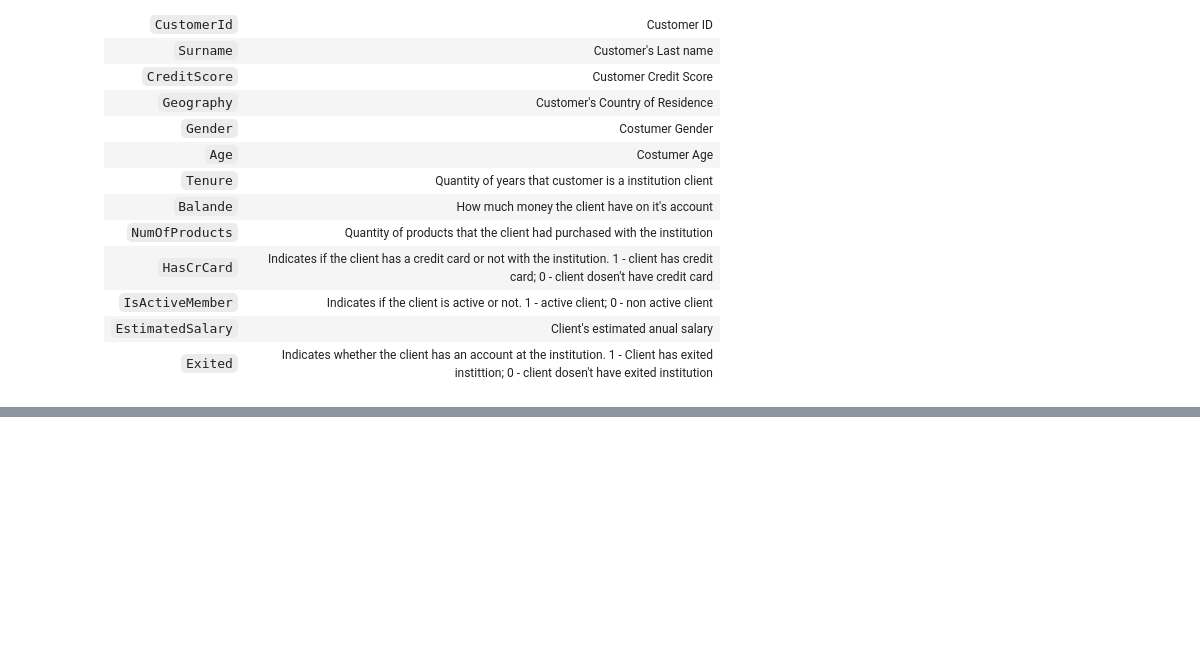
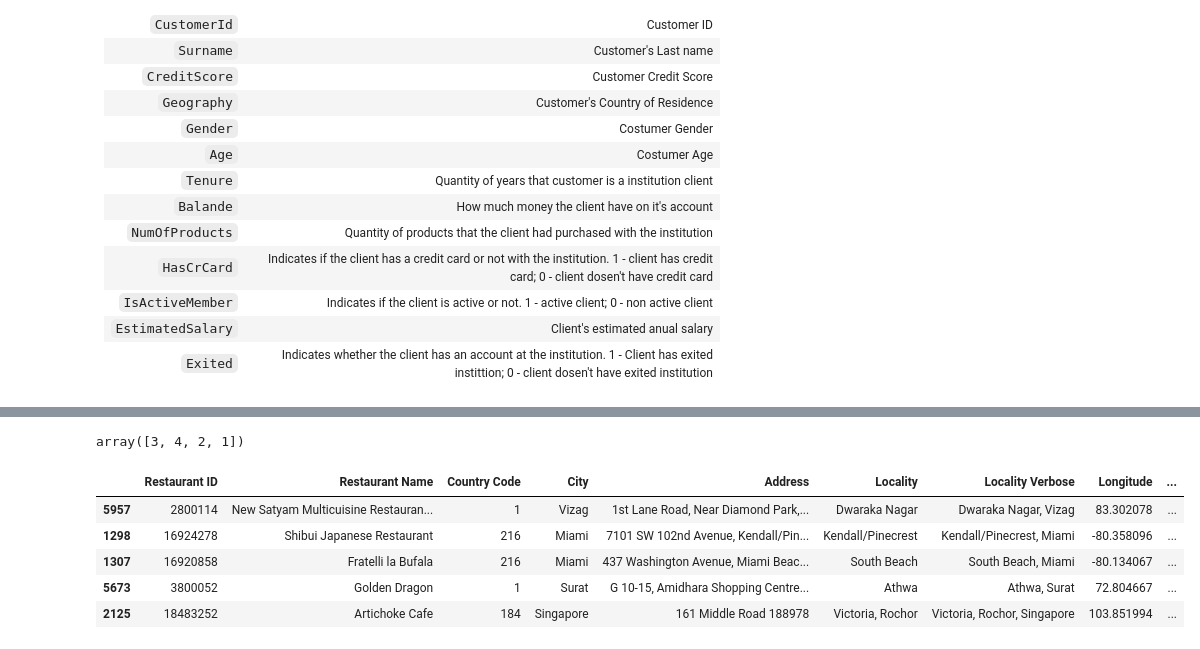
Before and after one commit to PedroFerraresi/ftc_analise_python, a Jupyter notebook: notebooks/c01_pgvf.ipynb, the cells around one changed output, grey strips where cells are left out. Saved outputs shown, nothing was run; the diff lists cells and outputs as text; code cells hidden in the pictures; blank space fills up the shorter version.

```diff
--- a/notebooks/c01_pgvf.ipynb
+++ b/notebooks/c01_pgvf.ipynb
@@ -91,3 +91,5 @@ Index(['Restaurant ID', 'Restaurant Name', 'Country Code', 'City', 'Address',
 | `IsActiveMember` | Indicates if the client is active or not. 1 - active client; 0 - non active client |
 | `EstimatedSalary` | Client's estimated anual salary |
 | `Exited` | Indicates whether the client has an account at the institution. 1 - Client has exited instittion; 0 - client dosen't have exited institution |
+# %%
+df1.dropna(inplace=True)
@@ -93,0 +141,30 @@ Index(['Restaurant ID', 'Restaurant Name', 'Country Code', 'City', 'Address',
+# %%
+def create_food_type(price_range):
+    food_type = ''
+
+    if price_range == 1:
+        food_type = 'cheap'
+    elif price_range == 2:
+        food_type = 'normal'
+    elif price_range == 3:
+        food_type = 'expensive'
+    else:
+        food_type = 'gourmet'
+
+    return food_type
+# %%
+df1['Price range'].unique()
+# %% [output]
+array([3, 4, 2, 1])
+# %%
+df1['Food type'] = df1.loc[:, 'Price range'].apply(lambda x: create_food_type(x))
+df1['Country'] = df1.loc[:, 'Country Code'].apply(lambda x: country_name(x))
+df1['Cuisines'] = df1.loc[:, 'Cuisines'].apply(lambda x: x.split(',')[0])
+df1.sample(5)
+# %% [output]
+|  | Restaurant ID | Restaurant Name | Country Code | City | Address | Locality | Locality Verbose | Longitude | ... |
+| 5957 | 2800114 | New Satyam Multicuisine Restauran... | 1 | Vizag | 1st Lane Road, Near Diamond Park,... | Dwaraka Nagar | Dwaraka Nagar, Vizag | 83.302078 | ... |
+| 1298 | 16924278 | Shibui Japanese Restaurant | 216 | Miami | 7101 SW 102nd Avenue, Kendall/Pin... | Kendall/Pinecrest | Kendall/Pinecrest, Miami | -80.358096 | ... |
+| 1307 | 16920858 | Fratelli la Bufala | 216 | Miami | 437 Washington Avenue, Miami Beac... | South Beach | South Beach, Miami | -80.134067 | ... |
+| 5673 | 3800052 | Golden Dragon | 1 | Surat | G 10-15, Amidhara Shopping Centre... | Athwa | Athwa, Surat | 72.804667 | ... |
+| 2125 | 18483252 | Artichoke Cafe | 184 | Singapore | 161 Middle Road 188978 | Victoria, Rochor | Victoria, Rochor, Singapore | 103.851994 | ... |
```
Also changed, not shown: parts of 12 cells of this notebook, 1 other file.
